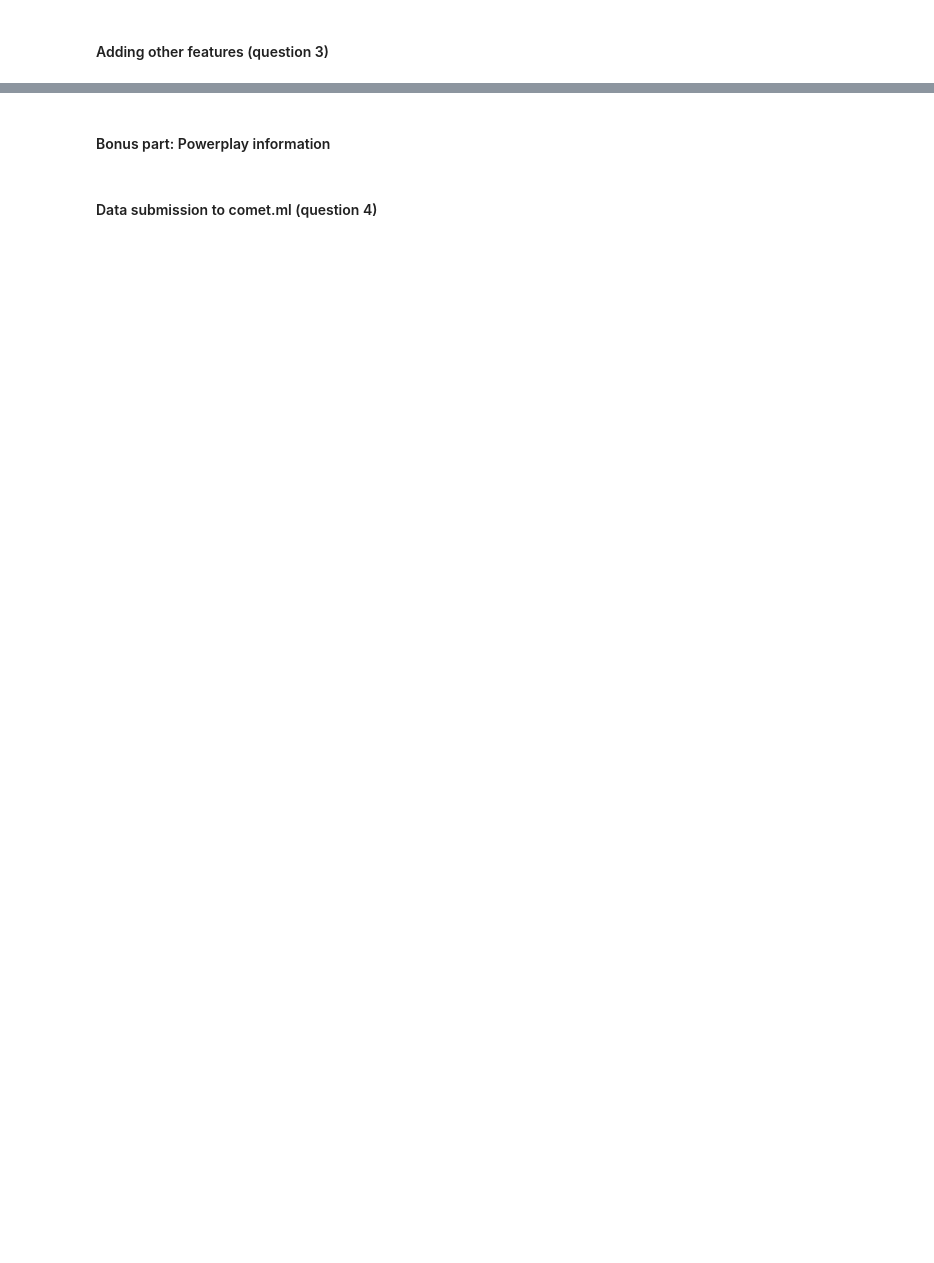
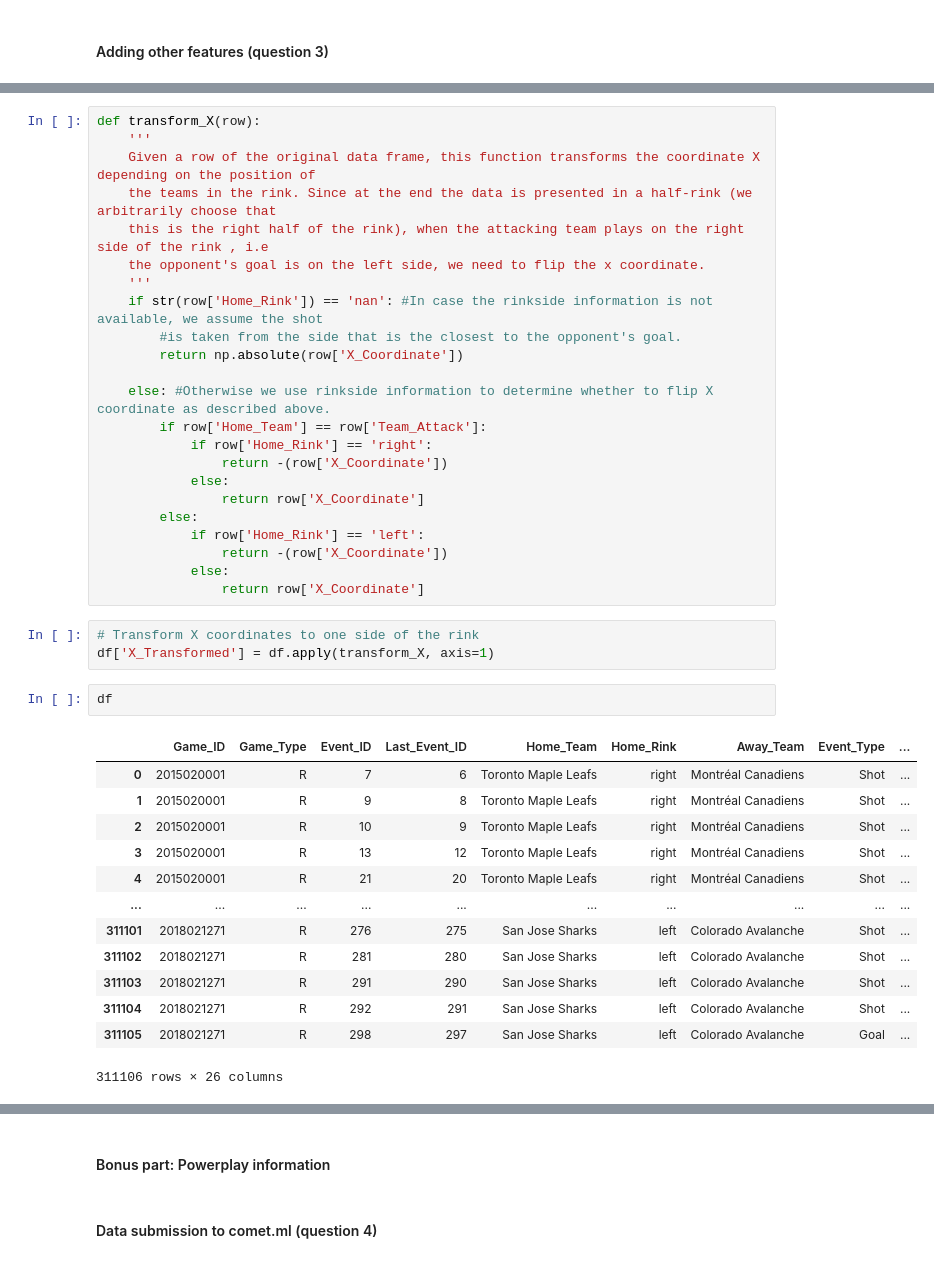
Before and after one commit to nassimwalha/IFT-6758, a Jupyter notebook: notebooks/Feature Engineering 2.ipynb, the cells around one changed output, grey strips where cells are left out. Cells and saved outputs as stored; diff of their text form; blank space fills up the shorter version.

```diff
--- a/notebooks/Feature Engineering 2.ipynb
+++ b/notebooks/Feature Engineering 2.ipynb
@@ -104,0 +146,42 @@ df
+# %%
+def transform_X(row):
+    '''
+    Given a row of the original data frame, this function transforms the coordinate X depending on the position of
+    the teams in the rink. Since at the end the data is presented in a half-rink (we arbitrarily choose that
+    this is the right half of the rink), when the attacking team plays on the right side of the rink , i.e
+    the opponent's goal is on the left side, we need to flip the x coordinate.
+    '''
+    if str(row['Home_Rink']) == 'nan': #In case the rinkside information is not available, we assume the shot
+        #is taken from the side that is the closest to the opponent's goal.
+        return np.absolute(row['X_Coordinate'])
+
+    else: #Otherwise we use rinkside information to determine whether to flip X coordinate as described above.
+        if row['Home_Team'] == row['Team_Attack']:
+            if row['Home_Rink'] == 'right':
+                return -(row['X_Coordinate'])
+            else:
+                return row['X_Coordinate']
+        else:
+            if row['Home_Rink'] == 'left':
+                return -(row['X_Coordinate'])
+            else:
+                return row['X_Coordinate']
+# %%
+# Transform X coordinates to one side of the rink
+df['X_Transformed'] = df.apply(transform_X, axis=1)
+# %%
+df
+# %% [output]
+|  | Game_ID | Game_Type | Event_ID | Last_Event_ID | Home_Team | Home_Rink | Away_Team | Event_Type | ... |
+| 0 | 2015020001 | R | 7 | 6 | Toronto Maple Leafs | right | Montréal Canadiens | Shot | ... |
+| 1 | 2015020001 | R | 9 | 8 | Toronto Maple Leafs | right | Montréal Canadiens | Shot | ... |
+| 2 | 2015020001 | R | 10 | 9 | Toronto Maple Leafs | right | Montréal Canadiens | Shot | ... |
+| 3 | 2015020001 | R | 13 | 12 | Toronto Maple Leafs | right | Montréal Canadiens | Shot | ... |
+| 4 | 2015020001 | R | 21 | 20 | Toronto Maple Leafs | right | Montréal Canadiens | Shot | ... |
+| ... | ... | ... | ... | ... | ... | ... | ... | ... | ... |
+| 311101 | 2018021271 | R | 276 | 275 | San Jose Sharks | left | Colorado Avalanche | Shot | ... |
+| 311102 | 2018021271 | R | 281 | 280 | San Jose Sharks | left | Colorado Avalanche | Shot | ... |
+| 311103 | 2018021271 | R | 291 | 290 | San Jose Sharks | left | Colorado Avalanche | Shot | ... |
+| 311104 | 2018021271 | R | 292 | 291 | San Jose Sharks | left | Colorado Avalanche | Shot | ... |
+| 311105 | 2018021271 | R | 298 | 297 | San Jose Sharks | left | Colorado Avalanche | Goal | ... |
+311106 rows × 26 columns
```
Also changed, not shown: parts of 25 cells of this notebook.
